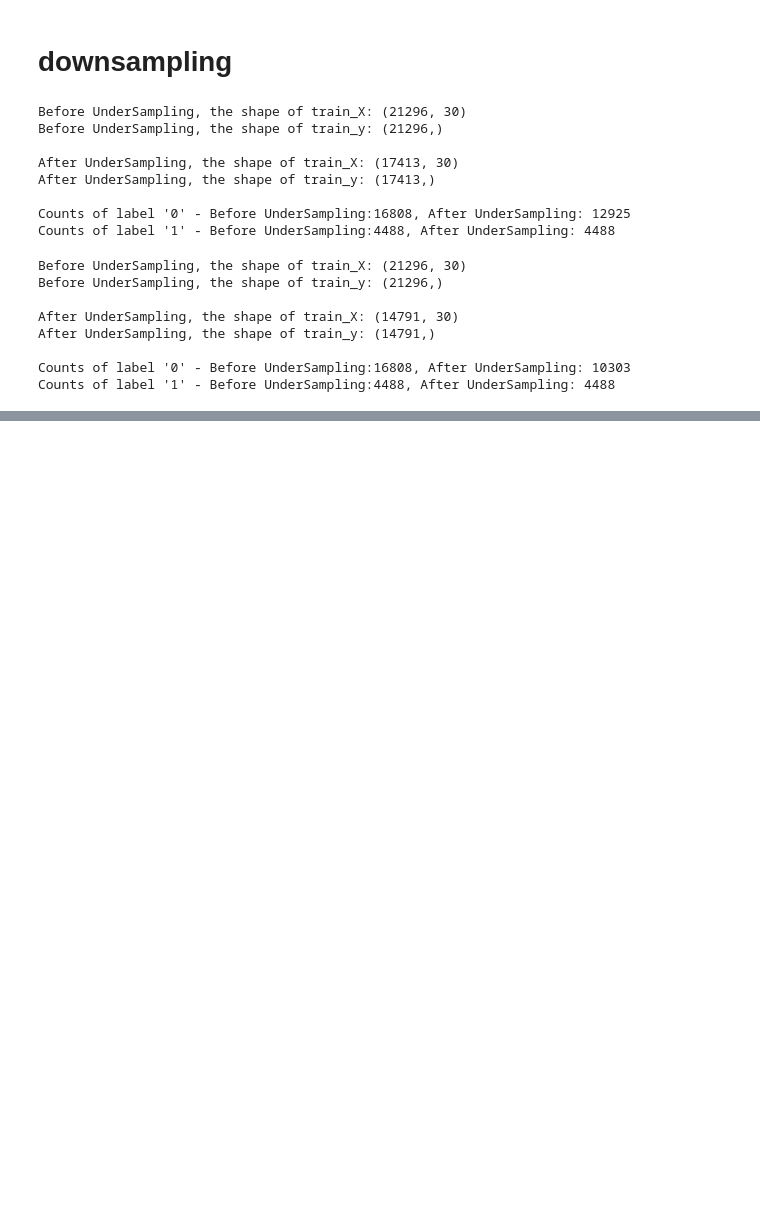
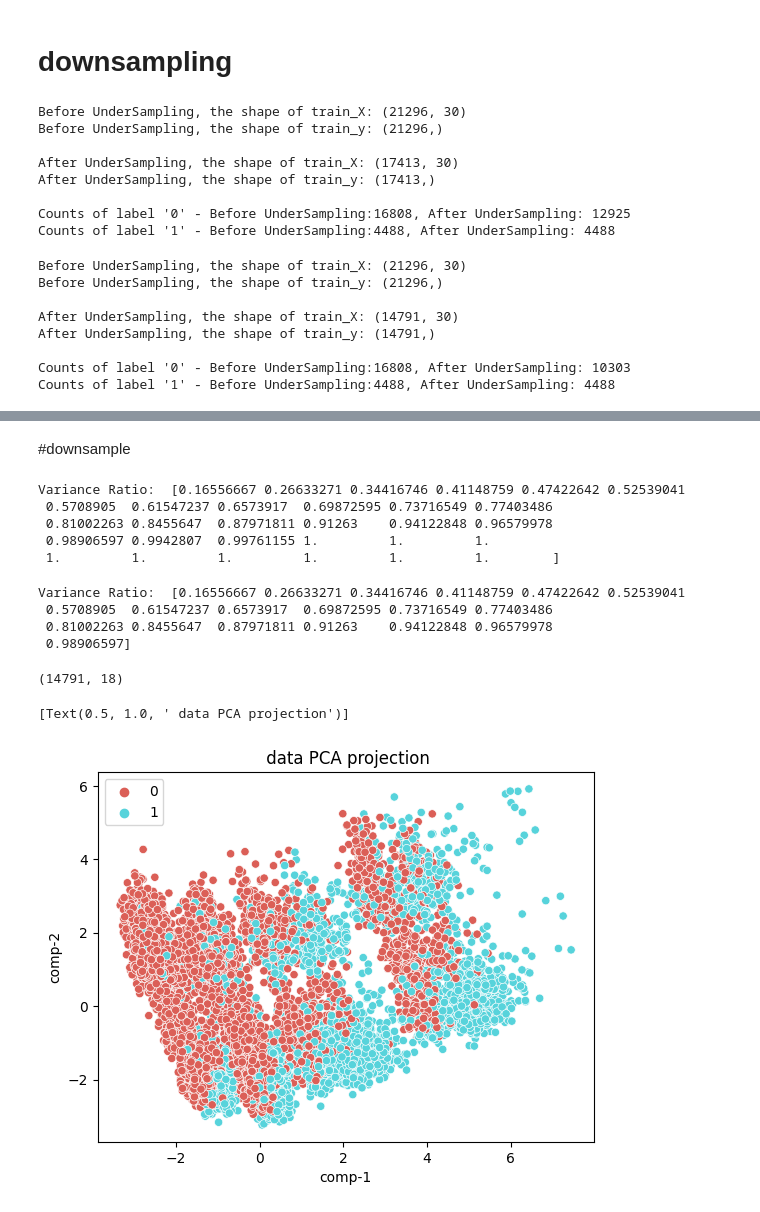
Before and after one commit to lokeshreddiee/Task_Completion, a Jupyter notebook: CMPE_255_GROUP_9.ipynb, the cells around one changed output, grey strips where cells are left out. Cells and saved outputs as stored; diff of their text form; code cells hidden in the pictures; blank space fills up the shorter version.

```diff
--- a/CMPE_255_GROUP_9.ipynb
+++ b/CMPE_255_GROUP_9.ipynb
@@ -524,0 +588,39 @@ Counts of label '1' - Before UnderSampling:4488, After UnderSampling: 4488
+# %% [markdown]
+#downsample
+# %%
+PCanalysis = PCA()
+x_train_downlsampled_pca = PCanalysis.fit_transform(x_train_dres)
+print("Variance Ratio: " ,np.cumsum(PCanalysis.explained_variance_ratio_))
+# %% [output]
+Variance Ratio:  [0.16556667 0.26633271 0.34416746 0.41148759 0.47422642 0.52539041
+ 0.5708905  0.61547237 0.6573917  0.69872595 0.73716549 0.77403486
+ 0.81002263 0.8455647  0.87971811 0.91263    0.94122848 0.96579978
+ 0.98906597 0.9942807  0.99761155 1.         1.         1.
+ 1.         1.         1.         1.         1.         1.        ]
+# %%
+print("Variance Ratio: " ,np.cumsum(PCanalysis.explained_variance_ratio_[:19]))
+# %% [output]
+Variance Ratio:  [0.16556667 0.26633271 0.34416746 0.41148759 0.47422642 0.52539041
+ 0.5708905  0.61547237 0.6573917  0.69872595 0.73716549 0.77403486
+ 0.81002263 0.8455647  0.87971811 0.91263    0.94122848 0.96579978
+ 0.98906597]
+# %%
+PCanalysis = PCA(n_components=18)
+x_train_downsampled_pca = PCanalysis.fit_transform(x_train_dres)
+x_test_downsampled_transformed_pca = PCanalysis.transform(x_test)
+# %%
+x_train_downsampled_pca.shape
+# %% [output]
+(14791, 18)
+# %%
+df = pd.DataFrame()
+df["y"] = y_train_dres
+df["comp-1"] = x_train_downsampled_pca[:,0]
+df["comp-2"] = x_train_downsampled_pca[:,1]
+
+sns.scatterplot(x="comp-1", y="comp-2", hue=df.y.tolist(),
+                palette=sns.color_palette("hls", 2),
+                data=df).set(title=" data PCA projection")
+# %% [output]
+[Text(0.5, 1.0, ' data PCA projection')]
+[figure, added]
```
Also changed, not shown: parts of 12 cells of this notebook.
